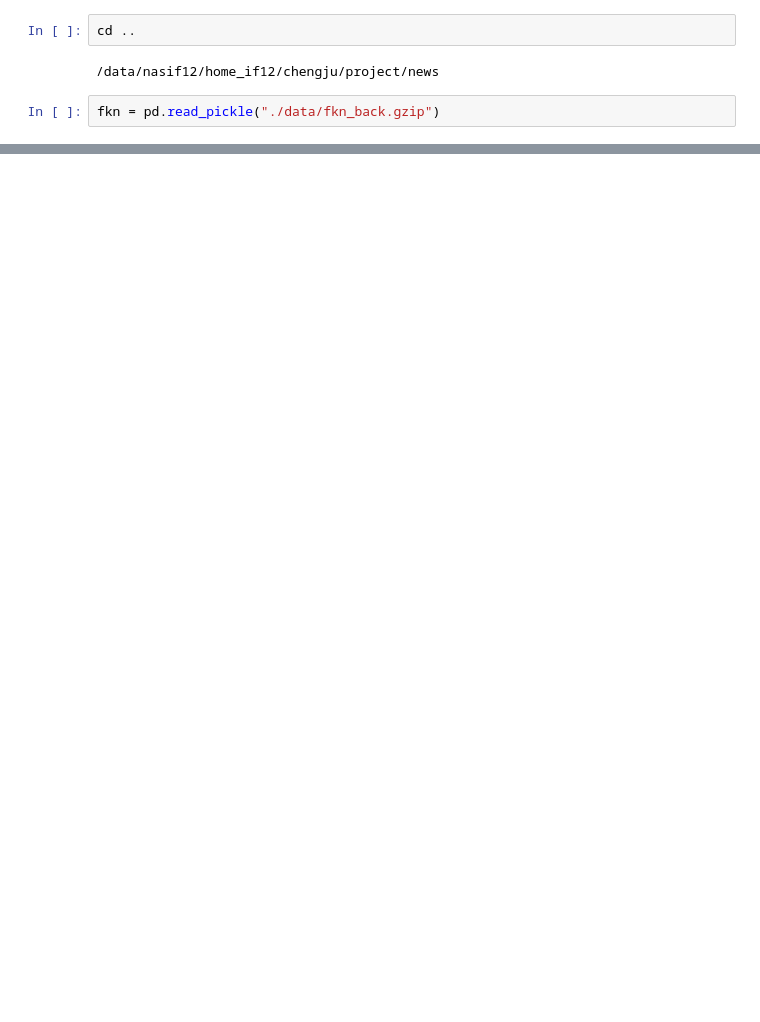
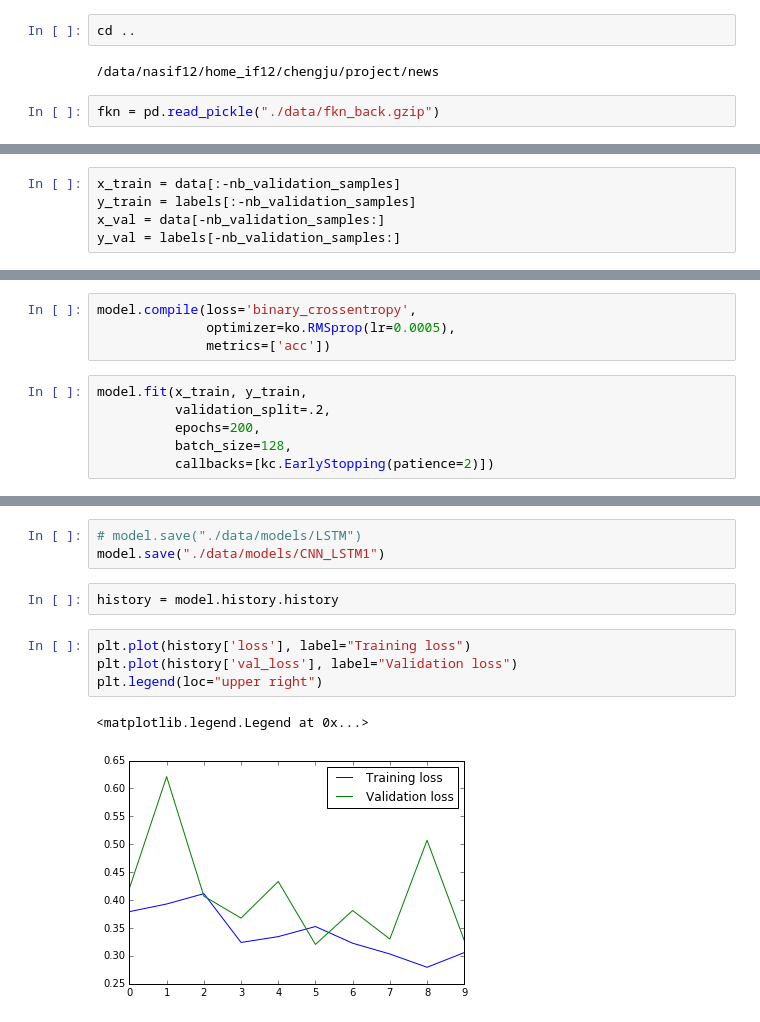
Before and after one commit to s6juncheng/AI_hackthon, a Jupyter notebook: notbooks/Data_processing-DL.ipynb, the cells around one changed output, grey strips where cells are left out. Saved outputs shown, nothing was run; the diff lists cells and outputs as text; blank space fills up the shorter version.

```diff
--- a/notbooks/Data_processing-DL.ipynb
+++ b/notbooks/Data_processing-DL.ipynb
@@ -73,0 +79,5 @@ matrix([[3, 3, 3, ..., 3, 3, 3]], dtype=int64)
+# %%
+x_train = data[:-nb_validation_samples]
+y_train = labels[:-nb_validation_samples]
+x_val = data[-nb_validation_samples:]
+y_val = labels[-nb_validation_samples:]
@@ -73,0 +141,10 @@ matrix([[3, 3, 3, ..., 3, 3, 3]], dtype=int64)
+# %%
+model.compile(loss='binary_crossentropy',
+              optimizer=ko.RMSprop(lr=0.0005),
+              metrics=['acc'])
+# %%
+model.fit(x_train, y_train,
+          validation_split=.2,
+          epochs=200,
+          batch_size=128,
+          callbacks=[kc.EarlyStopping(patience=2)])
@@ -73,0 +170,12 @@ matrix([[3, 3, 3, ..., 3, 3, 3]], dtype=int64)
+# %%
+# model.save("./data/models/LSTM")
+model.save("./data/models/CNN_LSTM1")
+# %%
+history = model.history.history
+# %%
+plt.plot(history['loss'], label="Training loss")
+plt.plot(history['val_loss'], label="Validation loss")
+plt.legend(loc="upper right")
+# %% [output]
+<matplotlib.legend.Legend at 0x...>
+[figure, added]
```
Also changed, not shown: parts of 38 cells of this notebook, 3 other files.
